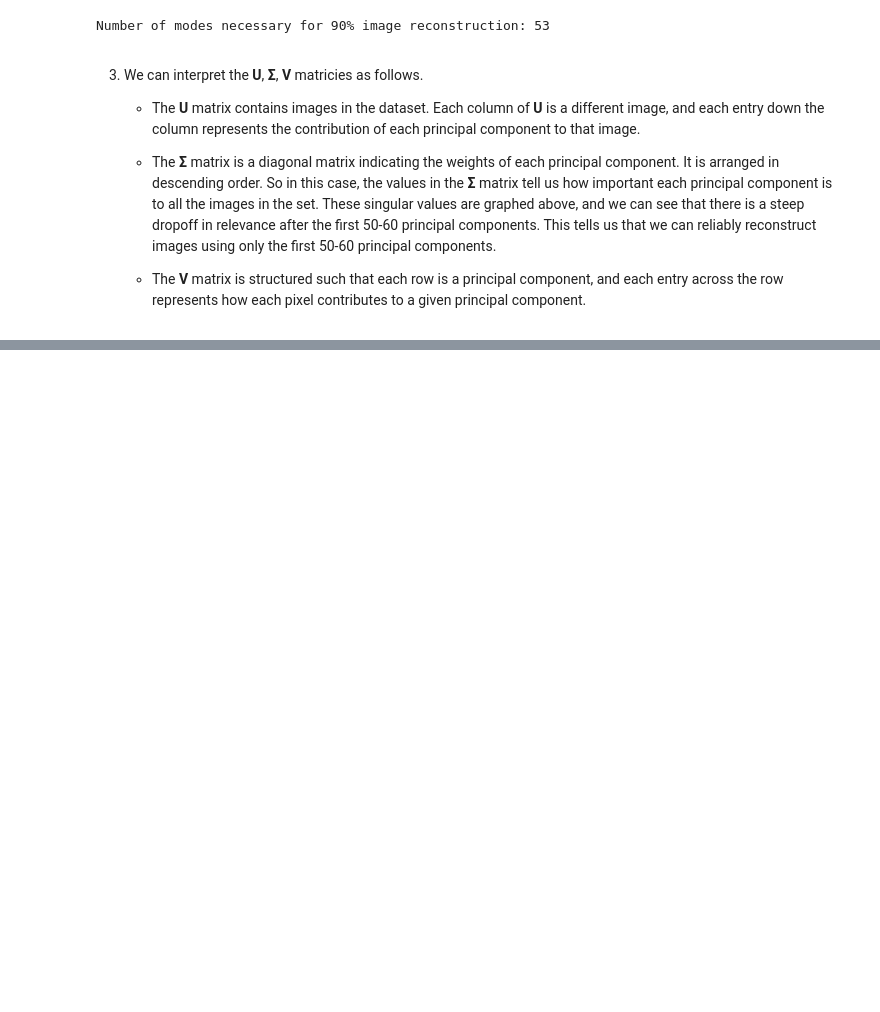
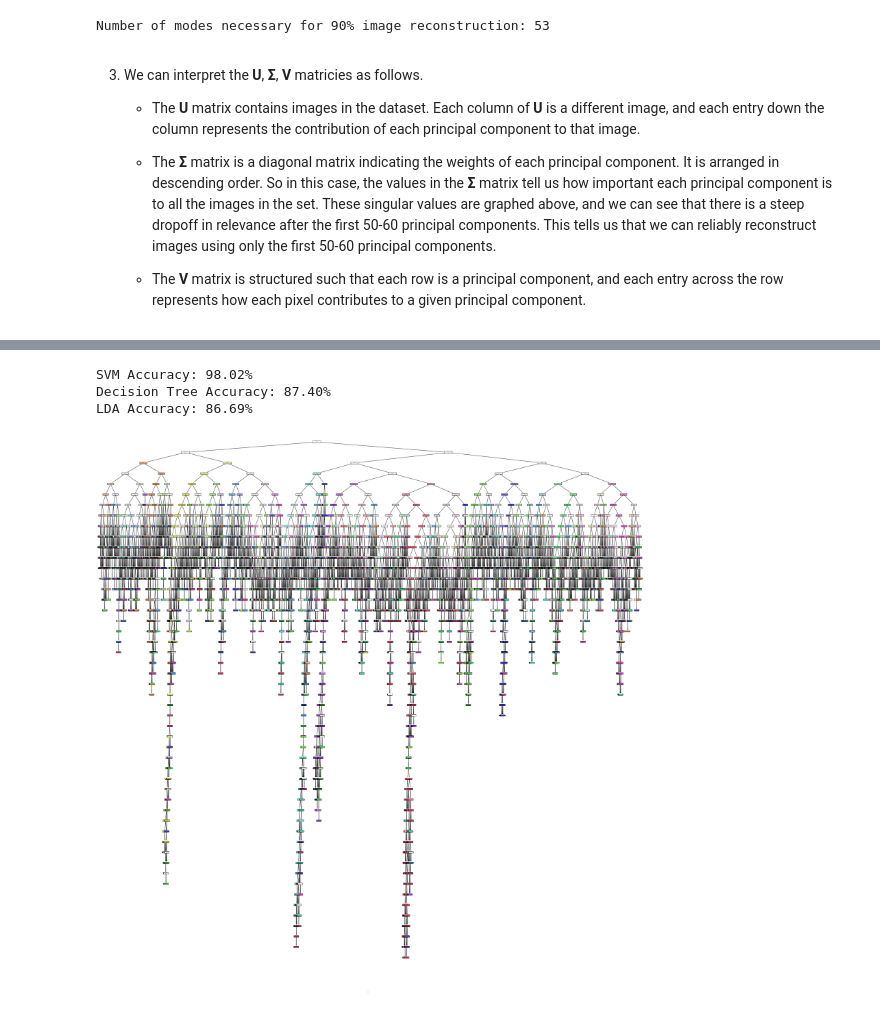
Before and after one commit to gitbheeds/EE399-Machine-Learning-and-Neural-Networks, a Jupyter notebook: HW3.ipynb, the cells around one changed output, grey strips where cells are left out. Cells and saved outputs as stored; diff of their text form; code cells hidden in the pictures; blank space fills up the shorter version.

```diff
--- a/HW3.ipynb
+++ b/HW3.ipynb
@@ -129,0 +205,66 @@ ValueError: Found input variables with inconsistent numbers of samples: [784, 70
+# %%
+# Preprocess the dataset
+X = mnist.data / 255.0
+y = mnist.target
+
+# Split the dataset into training and testing sets
+X_train, X_test, y_train, y_test = train_test_split(X, y, test_size=0.2, random_state=33)
+
+# Scale the feature values between 0 and 1
+scaler = MinMaxScaler()
+X_train = scaler.fit_transform(X_train)
+X_test = scaler.transform(X_test)
+
+#SVM
+
+# Train an SVM classifier on the training set
+clf_svm = SVC(C=1.0, kernel='rbf', gamma='scale', random_state=42)
+clf_svm.fit(X_train, y_train)
+
+# Evaluate the performance of the SVM on the testing set
+y_pred_svm = clf_svm.predict(X_test)
+accuracy_test_svm = accuracy_score(y_test, y_pred_svm) * 100
+print(f"SVM Accuracy: {accuracy_test_svm:.2f}%")
+
+#Decision Tree
+# Train a decision tree classifier on the training set
+clf_tree = DecisionTreeClassifier(random_state=42)
+clf_tree.fit(X_train, y_train)
+
+# Evaluate the performance of the decision tree on the testing set
+y_pred_tree = clf_tree.predict(X_test)
+accuracy_tree = accuracy_score(y_test, y_pred_tree) * 100
+print(f"Decision Tree Accuracy: {accuracy_tree:.2f}%")
+
+#LDA
+
+# Train an LDA classifier on the training set
+clf = LinearDiscriminantAnalysis()
+clf.fit(X_train, y_train)
+
+# Evaluate the performance of the LDA on the testing set
+y_pred_lda = clf.predict(X_test)
+accuracy_lda = accuracy_score(y_test, y_pred_lda) * 100
+print(f"LDA Accuracy: {accuracy_lda:.2f}%")
+# %% [output]
+SVM Accuracy: 98.02%
+Decision Tree Accuracy: 87.40%
+LDA Accuracy: 86.69%
+# %%
+from sklearn.tree import plot_tree
+
+# Plot the decision tree
+plt.figure(figsize=(40,40))
+plot_tree(clf_tree, filled=True, rounded=True, class_names=[str(i) for i in range(10)],
+          feature_names=[str(i) for i in range(784)])
+
+# Define the legend labels
+legend_labels = [f"Class {i}: {np.sum(y_train == i)} samples" for i in range(10)]
+
+# Add the legend to the plot
+plt.legend(legend_labels, loc='best', bbox_to_anchor=(0.5, -0.05), ncol=5)
+
+# Show the plot
+plt.show()
+# %% [output]
+[figure, added]
```
Also changed, not shown: parts of 6 cells of this notebook.
